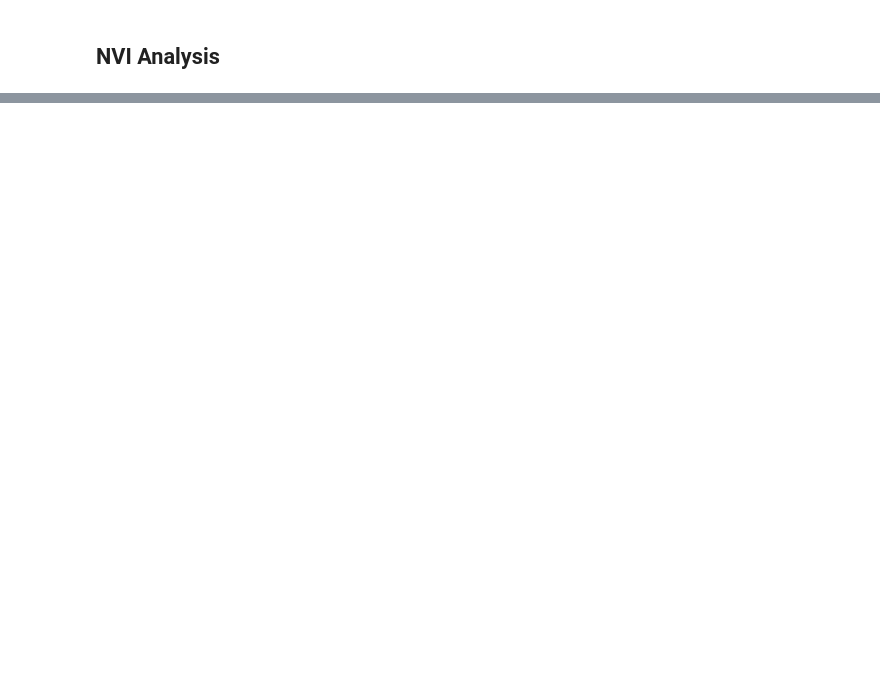
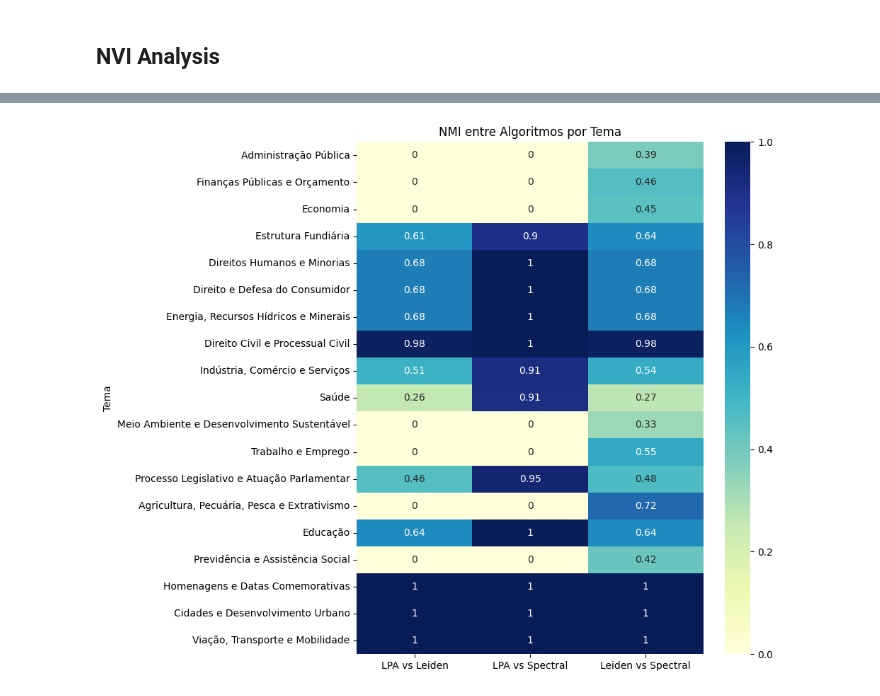
Before and after one commit to gbcastilho/legislative-polarization-knowledge-extraction-graphs, a Jupyter notebook: analysis/notebooks/communites_detection.ipynb, the cells around one changed output, grey strips where cells are left out. Cells and saved outputs as stored; diff of their text form; code cells hidden in the pictures; blank space fills up the shorter version.

```diff
--- a/analysis/notebooks/communites_detection.ipynb
+++ b/analysis/notebooks/communites_detection.ipynb
@@ -356,0 +326,33 @@ from sklearn.metrics import normalized_mutual_info_score
+# %%
+with open("../graphs/communities/labels.json", "r") as file:
+    comms_label = json.load(file)
+
+with open("../graphs/communities/leiden.json", "r") as file:
+    comms_leiden = json.load(file)
+
+with open("../graphs/communities/spectral.json", "r") as file:
+    comms_spectral = json.load(file)
+
+themes_keys = list(comms_leiden.keys())
+# %%
+nmi_algorithm_results = []
+
+for theme in voted_themes.itertuples():
+    code_theme = theme.code
+    name_theme = theme.theme
+
+    nodes = list(comms_leiden[f'{code_theme}'].keys())
+    labels_lp = [comms_label.get(f'{code_theme}', {}).get(n, -1) for n in nodes]
+    labels_lei = [comms_leiden.get(f'{code_theme}', {}).get(n, -1) for n in nodes]
+    labels_spe = [comms_spectral.get(f'{code_theme}', {}).get(n, -1) for n in nodes]
+
+    nmi_lp_lei = normalized_mutual_info_score(labels_lp, labels_lei)
+    nmi_lp_spe = normalized_mutual_info_score(labels_lp, labels_spe)
+    nmi_lei_spe = normalized_mutual_info_score(labels_lei, labels_spe)
+
+    nmi_algorithm_results.append({
+        'Theme': name_theme,
+        'LPA vs Leiden': nmi_lp_lei,
+        'LPA vs Spectral': nmi_lp_spe,
+        'Leiden vs Spectral': nmi_lei_spe
+    })
@@ -356,0 +379,10 @@ from sklearn.metrics import normalized_mutual_info_score
+# %%
+df_nmi_algos = pd.DataFrame(nmi_algorithm_results).set_index('Theme')
+plt.figure(figsize=(10, 8))
+sns.heatmap(df_nmi_algos, annot=True, cmap='YlGnBu')
+plt.title("NMI entre Algoritmos por Tema")
+plt.ylabel("Tema")
+plt.tight_layout()
+plt.show()
+# %% [output]
+[figure, added]
```
Also changed, not shown: parts of 20 cells of this notebook, 3 other files.
